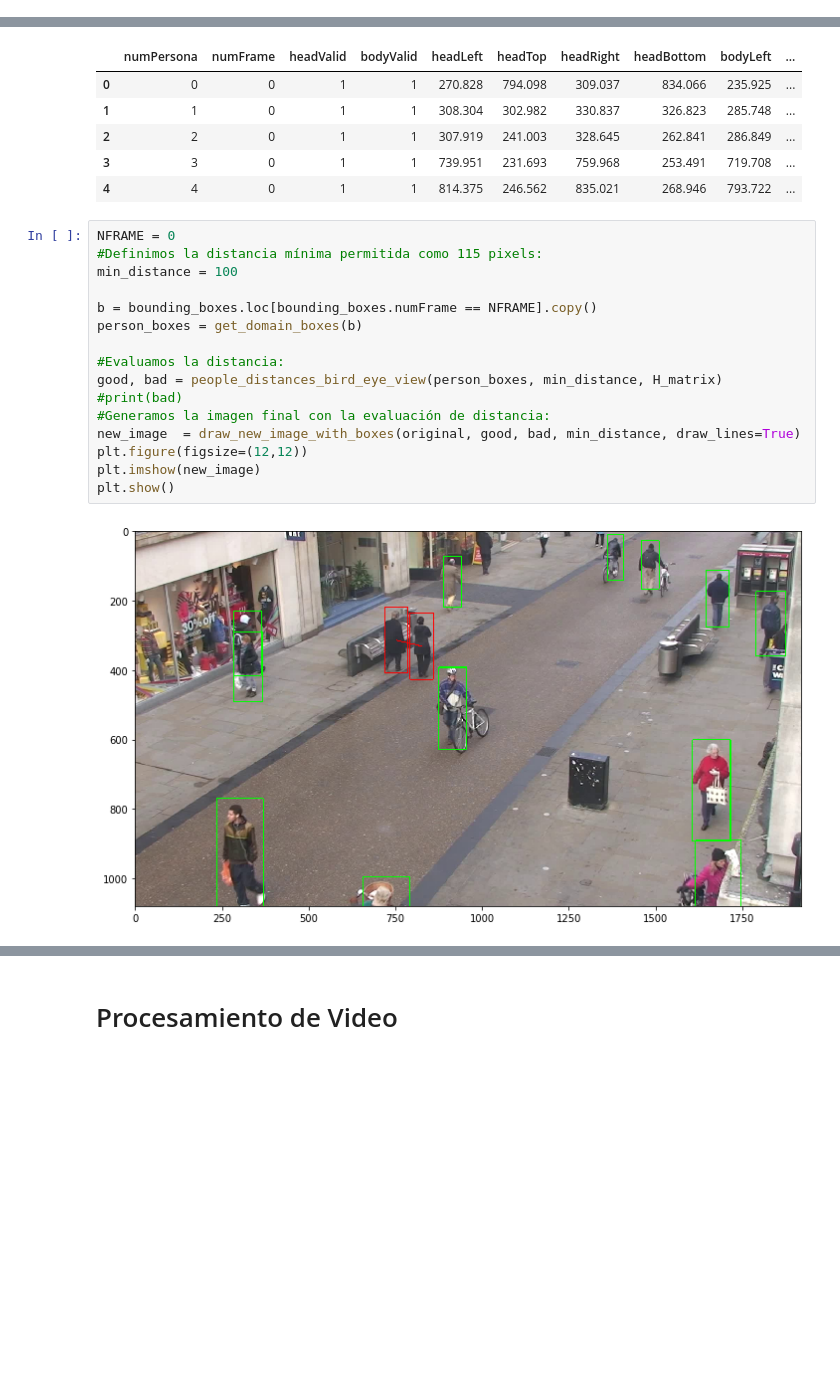
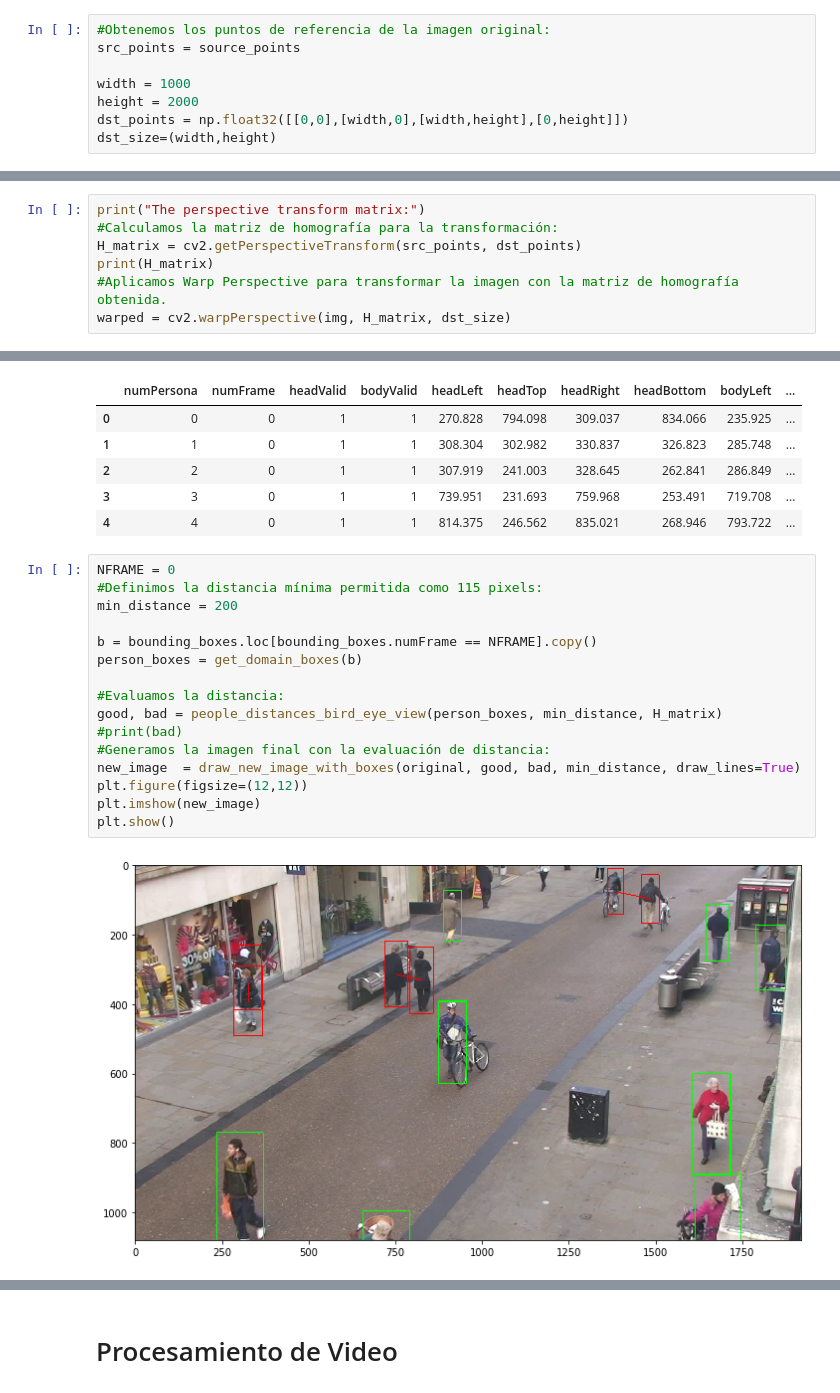
Before and after one commit to leiparov/VCSocialDistance, a Jupyter notebook: Proyecto_SocialDistance.ipynb, the cells around one changed output, grey strips where cells are left out. Cells and saved outputs as stored; diff of their text form; blank space fills up the shorter version.

```diff
--- a/Proyecto_SocialDistance.ipynb
+++ b/Proyecto_SocialDistance.ipynb
@@ -183,0 +138,8 @@ array([[ 4.78616853e+00,  7.46317805e+00, -6.92777615e+03],
+# %%
+#Obtenemos los puntos de referencia de la imagen original:
+src_points = source_points
+
+width = 1000
+height = 2000
+dst_points = np.float32([[0,0],[width,0],[width,height],[0,height]])
+dst_size=(width,height)
@@ -183,0 +149,7 @@ array([[ 4.78616853e+00,  7.46317805e+00, -6.92777615e+03],
+# %%
+print("The perspective transform matrix:")
+#Calculamos la matriz de homografía para la transformación:
+H_matrix = cv2.getPerspectiveTransform(src_points, dst_points)
+print(H_matrix)
+#Aplicamos Warp Perspective para transformar la imagen con la matriz de homografía obtenida.
+warped = cv2.warpPerspective(img, H_matrix, dst_size)
@@ -200,21 +189,21 @@ bounding_boxes.head()
 # %%
 NFRAME = 0
 #Definimos la distancia mínima permitida como 115 pixels:
-min_distance = 100
+min_distance = 200
 
 b = bounding_boxes.loc[bounding_boxes.numFrame == NFRAME].copy()
 person_boxes = get_domain_boxes(b)
 
 #Evaluamos la distancia:
 good, bad = people_distances_bird_eye_view(person_boxes, min_distance, H_matrix)
 #print(bad)
 #Generamos la imagen final con la evaluación de distancia:
 new_image  = draw_new_image_with_boxes(original, good, bad, min_distance, draw_lines=True)
 plt.figure(figsize=(12,12))
 plt.imshow(new_image)
 plt.show()
 # %% [output]
-[figure, old version]
+[figure, new version]
 # %%
 #Obtenemos la lista de puntos verdes y rojos:
 green_points = [g[6:] for g in good]
```
Also changed, not shown: parts of 14 cells of this notebook.
